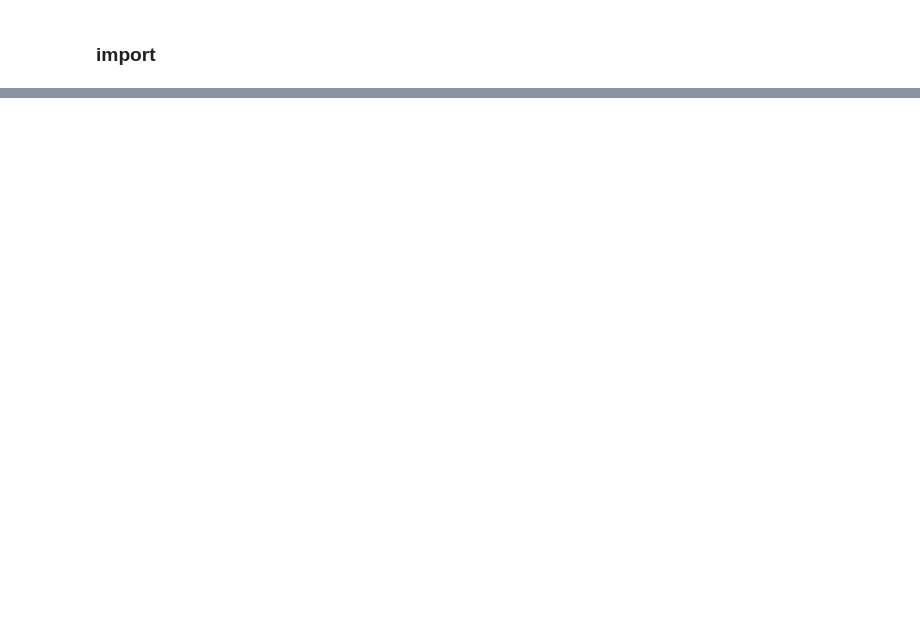
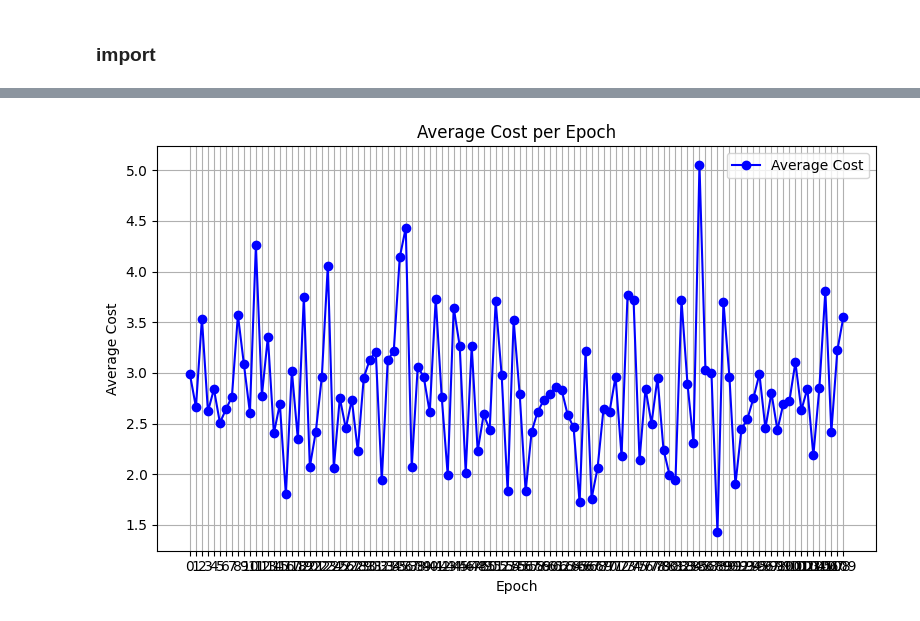
Before and after one commit to hzzn/HIM_PPO, a Jupyter notebook: test.ipynb, the cells around one changed output, grey strips where cells are left out. Drawn from its saved outputs; the diff is of its cells as text; code cells hidden in the pictures; blank space fills up the shorter version.

```diff
--- a/test.ipynb
+++ b/test.ipynb
@@ -32,5 +39,0 @@ optimizer_critic = Adam(crtc.parameters(), lr=1e-3)
-# %%
-config["Simulation_days"] = 100
-config["Clipping_parameter"] = 0.2
-config["max_norm"] = 0.5
-epochs = 1
@@ -37,9 +47,12 @@ epochs = 1
 # %%
-for i in range(epochs):
-    trajectory = mlp_sample(env, act, config, is_random=True)
+for i in range(5):
+    crtc.loss = []
+    act.loss = []
+    iters += 1
+    trajectory = mlp_sample(env, act, config, is_random=False)
     states = torch.stack([t['state'] for t in trajectory]).float()
     actions = torch.stack([t['action'] for t in trajectory]).float()
-    costs = torch.tensor([t['cost'] for t in trajectory], dtype=torch.float32)
+    costs = torch.tensor([t['cost'] / 100 for t in trajectory], dtype=torch.float32)
     next_states = torch.stack([t['next_state'] for t in trajectory]).float()
 
     # Recompute log_probs using current logits for compatibility with PPO update
@@ -48,4 +61,11 @@ for i in range(epochs):
 
     memory = (states, actions, old_probs, costs, next_states)
     ppo_update(act, crtc, memory, optimizer_actor, optimizer_critic, config)
-    print(costs.mean() * 8)
+    # scheduler_actor.step()
+
+    costs_mean.append(costs.mean() * 8)
+    act_loss_mean.append(sum(act.loss) / len(act.loss))
+    crtc_loss_mean.append(sum(crtc.loss) / len(crtc.loss))
+    print(f"Daily Average Cost: {costs_mean[-1]:.2f}")
+    print(f"Average Critic Loss: {crtc_loss_mean[-1]:0f}")
+    print(f"Average Actor Loss: {act_loss_mean[-1]:.3f}")
@@ -93,0 +156,14 @@ tensor(1.) tensor(24, dtype=torch.int32)
+# %%
+epochs = list(range(len(costs_mean)))
+plt.figure(figsize=(8, 5))
+plt.plot(epochs, costs_mean, marker='o', linestyle='-', color='b', label='Average Cost')
+plt.title('Average Cost per Epoch')
+plt.xlabel('Epoch')
+plt.xticks(epochs)  # 设置横轴为整数刻度
+plt.ylabel('Average Cost')
+plt.grid(True)
+plt.legend()
+plt.tight_layout()
+plt.show()
+# %% [output]
+[figure, added]
```
Also changed, not shown: parts of 14 cells of this notebook, 6 other files.
